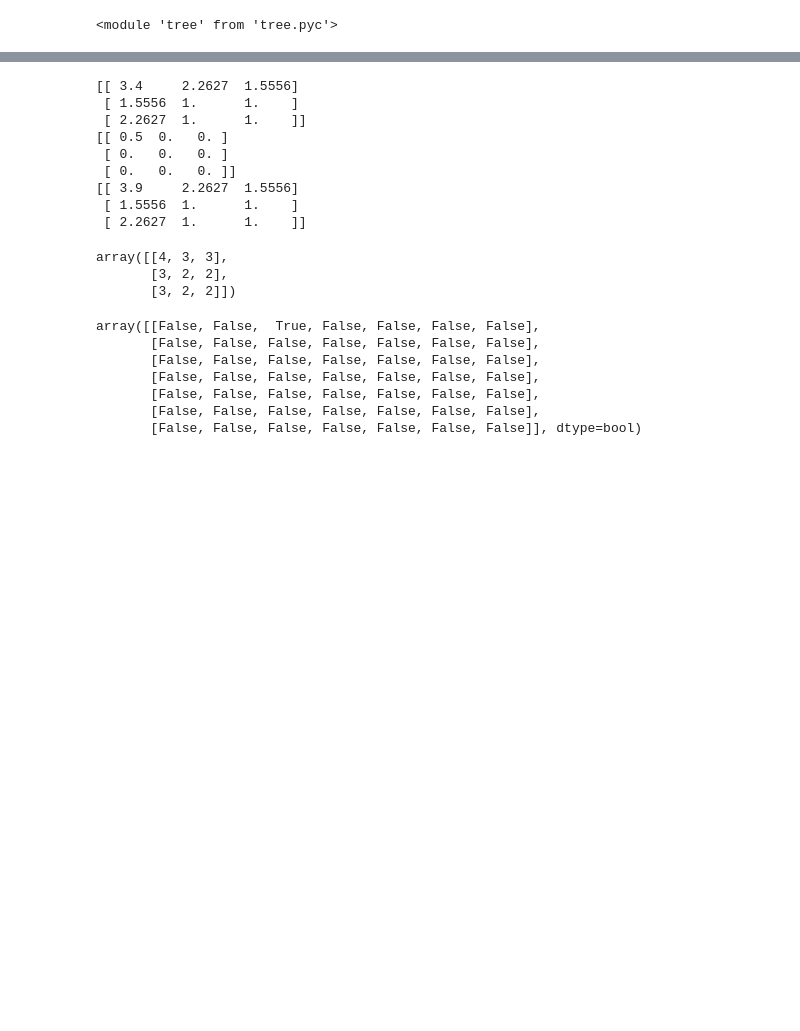
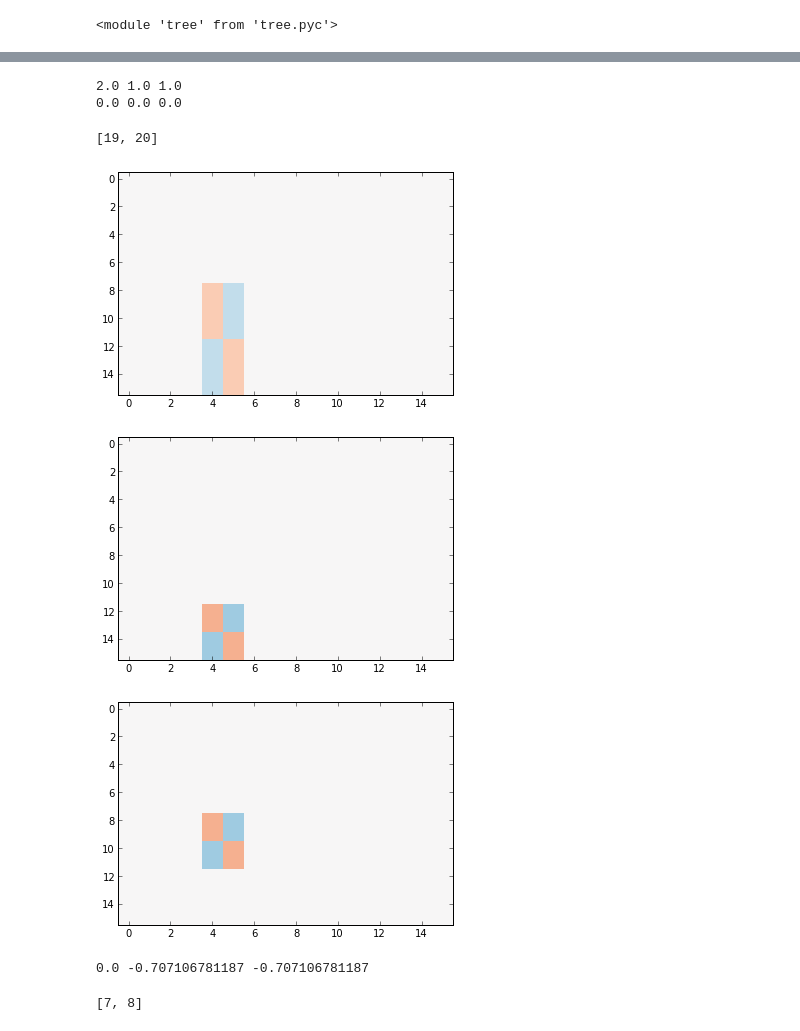
Before and after one commit to hgfalling/pyquest_work, a Jupyter notebook: recon_tiling.ipynb, the cells around one changed output, grey strips where cells are left out. Drawn from its saved outputs; the diff is of its cells as text; code cells hidden in the pictures; blank space fills up the shorter version.

```diff
--- a/recon_tiling.ipynb
+++ b/recon_tiling.ipynb
@@ -220,24 +198,34 @@ plt.show()
 # %%
 with printoptions(precision=4,suppress=True):
-    print cost
-    print c2
-    print phi
+    pass
-# %% [output]
-[[ 3.4     2.2627  1.5556]
- [ 1.5556  1.      1.    ]
- [ 2.2627  1.      1.    ]]
-[[ 0.5  0.   0. ]
- [ 0.   0.   0. ]
- [ 0.   0.   0. ]]
-[[ 3.9     2.2627  1.5556]
- [ 1.5556  1.      1.    ]
- [ 2.2627  1.      1.    ]]
-# %%
-findex
-# %% [output]
-array([[4, 3, 3],
-       [3, 2, 2],
-       [3, 2, 2]])
+# %%
+print cost[2,9], cost[2,19], cost[2,20]
+print c2[2,9], c2[2,19], c2[2,20]
+# %% [output]
+2.0 1.0 1.0
+0.0 0.0 0.0
+# %%
+[x.idx for x in col_tree[9].children]
+# %% [output]
+[19, 20]
+# %%
+cplot(np.outer(rhb[:,3],chb[:,10]))
+plt.show()
+cplot(np.outer(rhb[:,7],chb[:,10]))
+plt.show()
+cplot(np.outer(rhb[:,6],chb[:,10]))
+# %% [output]
+[figure, added]
+[figure, added]
+[figure, added]
+# %%
+print coefs[3,10], coefs[6,10], coefs[7,10]
+# %% [output]
+0.0 -0.707106781187 -0.707106781187
+# %%
+[x.idx for x in row_tree[3].children]
+# %% [output]
+[7, 8]
 # %%
 def productfolder(row_tree,col_tree,ridx,cidx):
     pf = np.zeros([row_tree.size,col_tree.size],np.int)
@@ -257,10 +253,0 @@ def cover(chosen_array):
-# %%
-chosen
-# %% [output]
-array([[False, False,  True, False, False, False, False],
-       [False, False, False, False, False, False, False],
-       [False, False, False, False, False, False, False],
-       [False, False, False, False, False, False, False],
-       [False, False, False, False, False, False, False],
-       [False, False, False, False, False, False, False],
-       [False, False, False, False, False, False, False]], dtype=bool)
```
Also changed, not shown: parts of 14 cells of this notebook, 1 other file.
